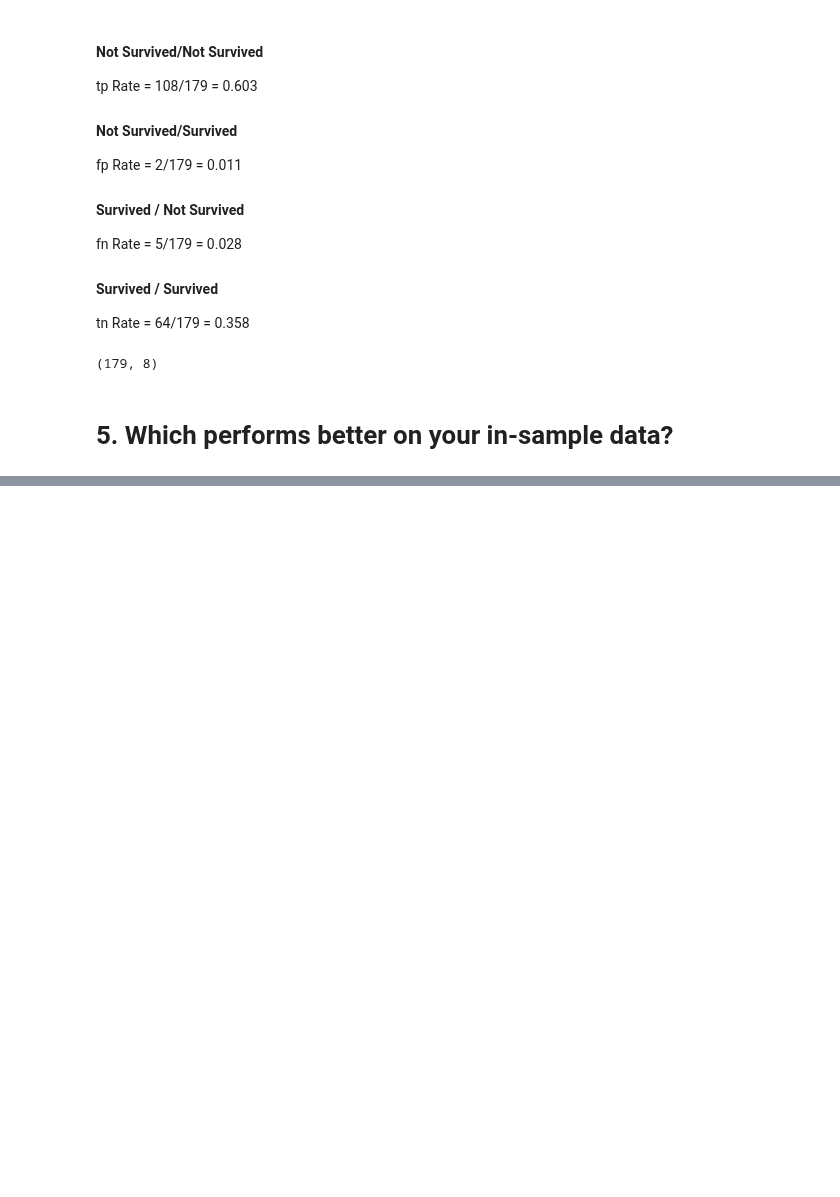
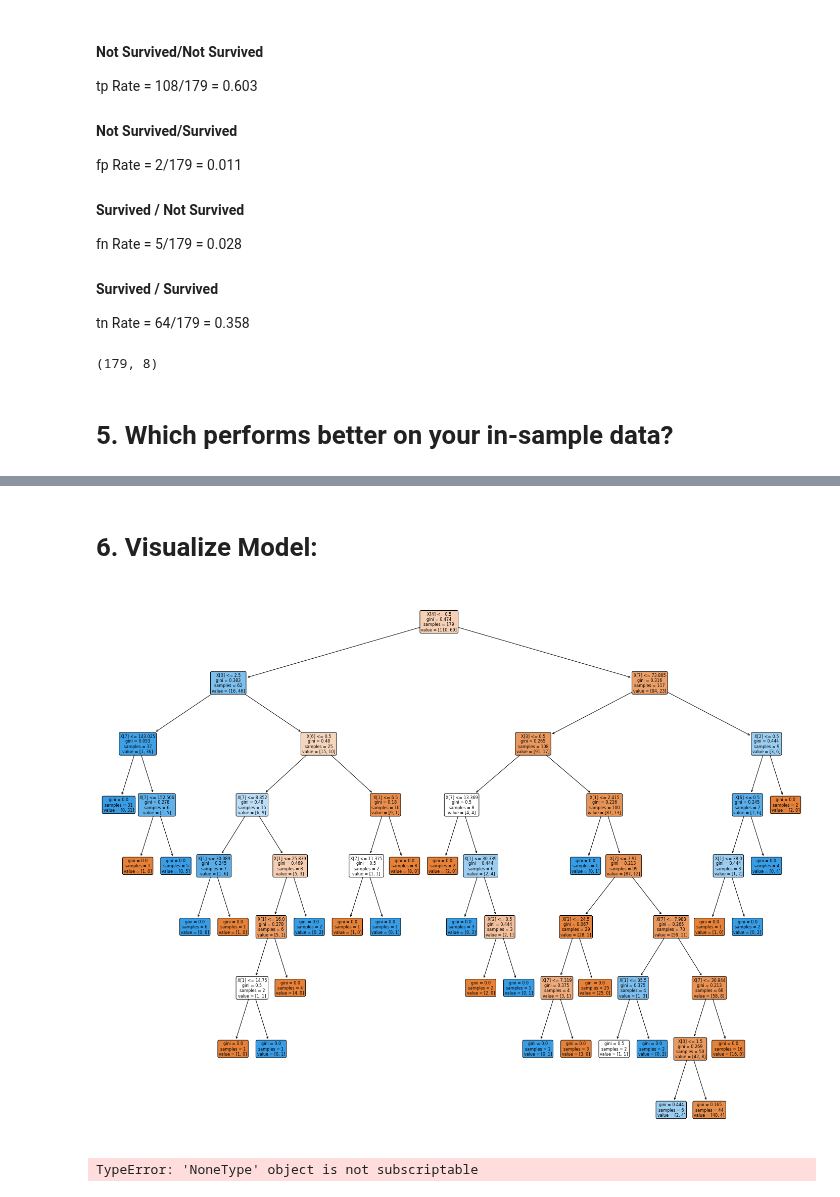
Before and after one commit to CSolitaire/classification-exercises, a Jupyter notebook: model.ipynb, the cells around one changed output, grey strips where cells are left out. Cells and saved outputs as stored; diff of their text form; code cells hidden in the pictures; blank space fills up the shorter version.

Commit message:
Exercise and visual complete

```diff
--- a/model.ipynb
+++ b/model.ipynb
@@ -1388,0 +1395,2 @@ print(X_test4.shape)
+# %% [markdown]
+# 6. Visualize Model:
@@ -1388,0 +1402,9 @@ print(X_test4.shape)
+# %%
+# Prepare the data data
+train, validate, test = prep_titanic_data_beta(get_titanic_data())
+X = test[['pclass', 'age', 'alone', 'embark_town', 'sex_cat','sibsp','parch','fare']]
+y = test.survived
+# %%
+# Fit the classifier with default hyper-parameters
+clf = DecisionTreeClassifier(max_depth = 8, random_state=1234)
+model = clf.fit(X, y)
@@ -1388,0 +1414,19 @@ print(X_test4.shape)
+# %%
+fig = plt.figure(figsize=(25,20))
+_ = tree.plot_tree(clf,
+                   rounded=True,
+                   filled=True)
+
+fig.savefig("decistion_tree.pdf")
+# %% [output]
+[figure, added]
+# %%
+from dtreeviz.trees import dtreeviz # remember to load the package
+train, validate, test = prep_titanic_data_beta(get_titanic_data())
+X = test[['pclass', 'age', 'alone', 'embark_town', 'sex_cat','sibsp','parch','fare']]
+y = test.survived
+clf = DecisionTreeClassifier(max_depth = 8, random_state=1234)
+viz = dtreeviz(clf, X, y)
+viz
+# %% [output]
+TypeError: 'NoneType' object is not subscriptable
```
Also changed, not shown: parts of 5 cells of this notebook.
